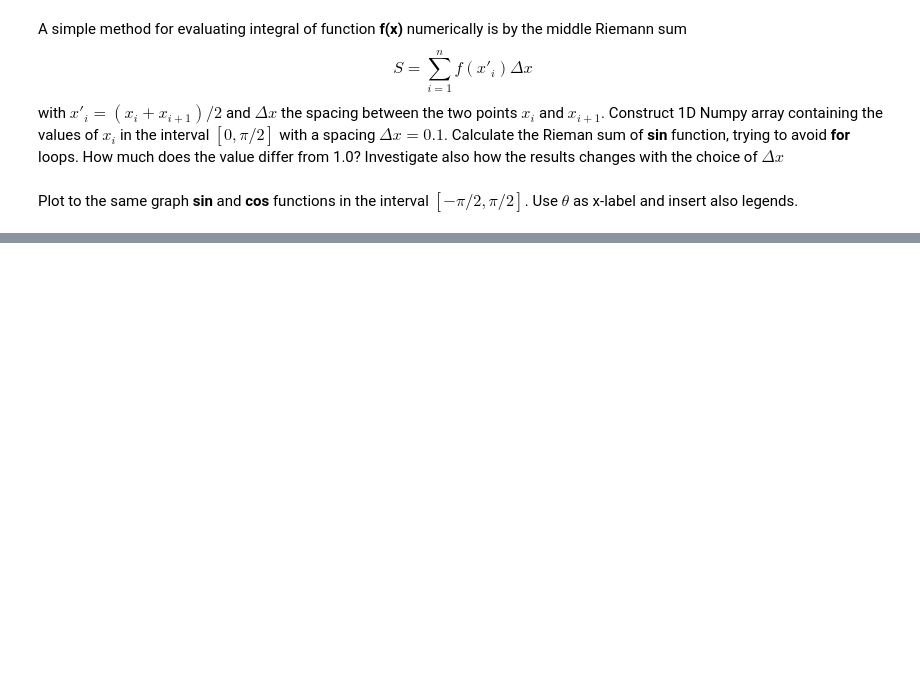
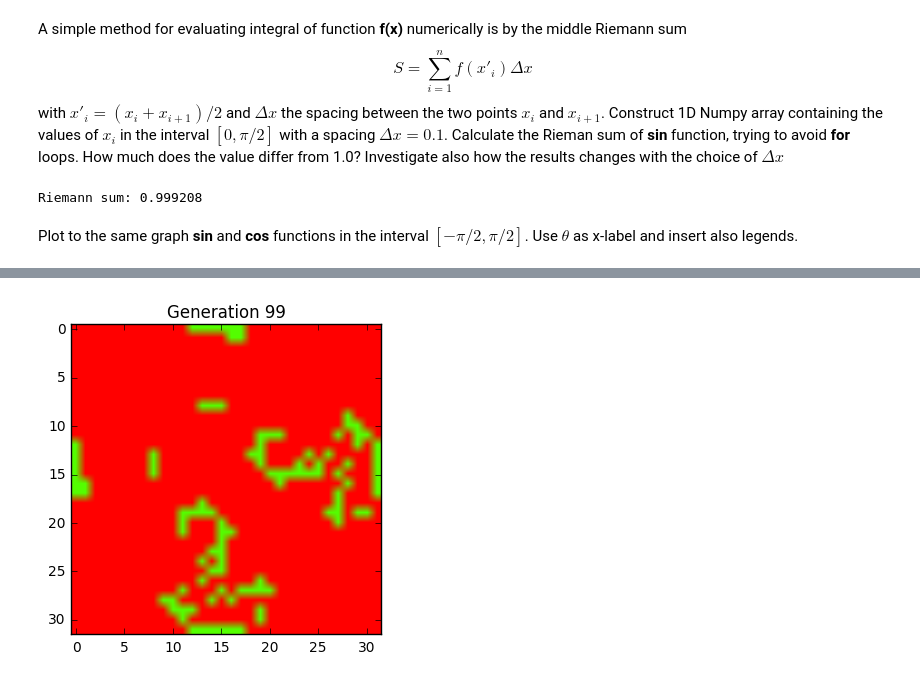
Before and after one commit to csc-training/python-introduction, a Jupyter notebook: notebooks/7 - NumPy.ipynb, the cells around one changed output, grey strips where cells are left out. Drawn from its saved outputs; the diff is of its cells as text; code cells hidden in the pictures; blank space fills up the shorter version.

```diff
--- a/notebooks/7 - NumPy.ipynb
+++ b/notebooks/7 - NumPy.ipynb
@@ -227,6 +263,15 @@ the middle Riemann sum
 $$S = \sum_{i=1}^n f(x'_i) \Delta x$$
 with $x'_i = (x_i + x_{i+1}) / 2$ and $\Delta x$ the spacing between the two points $x_i$ and $x_{i+1}$. Construct 1D Numpy array containing the values of $x_i$ in the interval $[0, \pi/2]$ with a spacing $\Delta x = 0.1$. Calculate the Rieman sum of **sin** function, trying to avoid **for** loops. How much does the value differ from 1.0? Investigate also how the
 results changes with the choice of $\Delta x$
+# %%
+dx = 0.01
+xi = np.arange(0, np.pi/2, dx)
+
+xip = (xi[1:] + xi[:-1]) / 2.
+s = np.sum(np.sin(xip) * dx)
+print("Riemann sum: {0:f}".format(s))
+# %% [output]
+Riemann sum: 0.999208
 # %% [markdown]
 Plot to the same graph **sin** and **cos** functions in the interval $[-\pi/2, \pi/2]$. Use $\theta$ as x-label and insert also legends.
 # %% [markdown]
@@ -257,3 +302,37 @@ square grid and cross-shaped initial pattern:
 ![Initial pattern for Game of Life](../images/gol.png)
 Try also other grids and initial patterns (e.g. random
 pattern). Try to avoid **for** loops.
+# %%
+def gol_update(board):
+    # number of neighbours that each square has
+    neighbours = np.zeros(board.shape)
+    neighbours[1:, 1:] += board[:-1, :-1]
+    neighbours[1:, :-1] += board[:-1, 1:]
+    neighbours[:-1, 1:] += board[1:, :-1]
+    neighbours[:-1, :-1] += board[1:, 1:]
+    neighbours[:-1, :] += board[1:, :]
+    neighbours[1:, :] += board[:-1, :]
+    neighbours[:, :-1] += board[:, 1:]
+    neighbours[:, 1:] += board[:, :-1]
+
+    new_board = np.where(neighbours < 2, 0, board)
+    new_board = np.where(neighbours > 3, 0, new_board)
+    new_board = np.where(neighbours == 3, 1, new_board)
+
+    # Periodic boundaries
+    new_board[0,:] = new_board[-1,:]
+    new_board[:,0] = new_board[:,-1]
+    return new_board
+
+# Cross pattern
+size = 32
+board = np.zeros((size, size), int)
+board[size/2,:] = 1
+board[:,size/2] = 1
+plt.imshow(board, cmap = plt.cm.prism)
+for iter in range(100):
+    board = gol_update(board)
+    plt.imshow(board, cmap = plt.cm.prism)
+    plt.title('Generation {0}'.format(iter))
+# %% [output]
+[figure, added]
```
Also changed, not shown: parts of 6 cells of this notebook, 1 other file.
